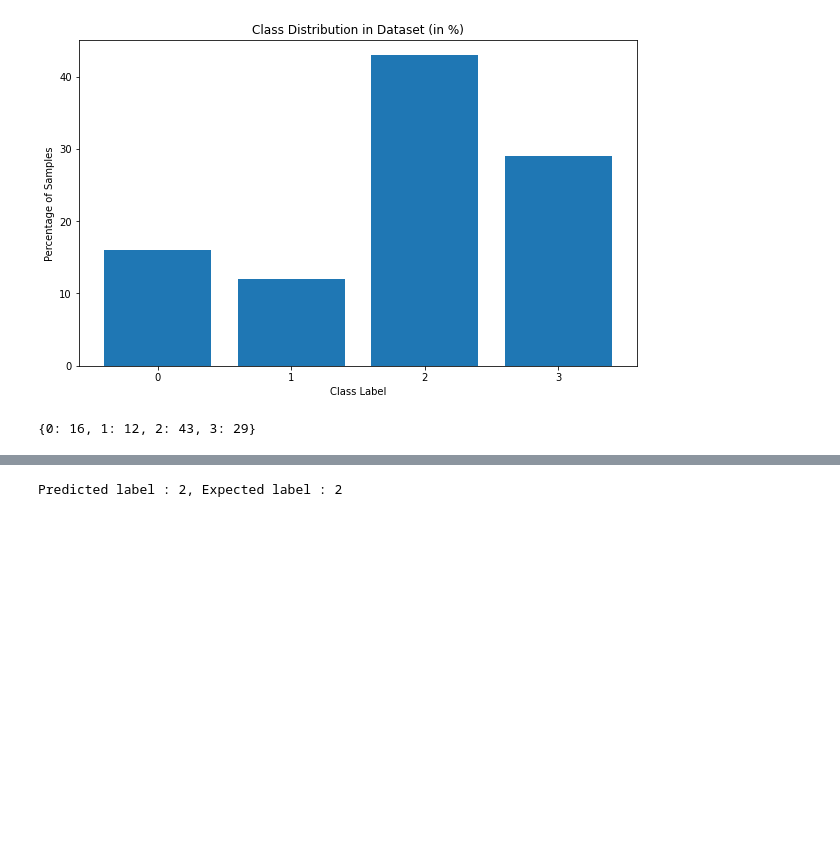
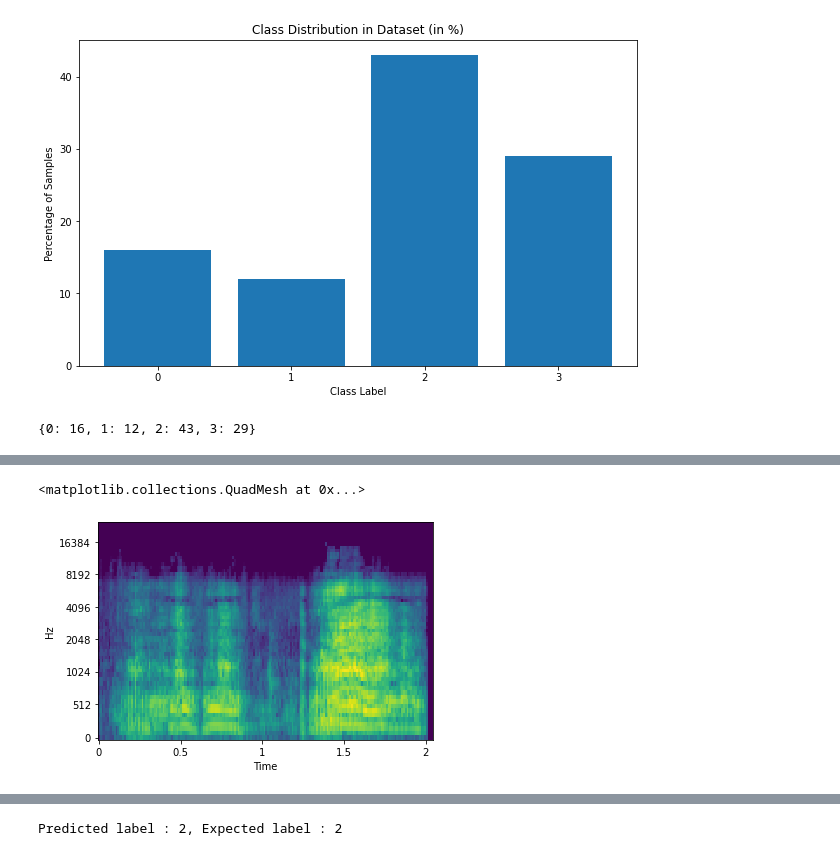
Before and after one commit to marie678/PigAudios, a Jupyter notebook: CNN_PigAudios_FinalVersion.ipynb, the cells around one changed output, grey strips where cells are left out. Saved outputs shown, nothing was run; the diff lists cells and outputs as text; code cells hidden in the pictures; blank space fills up the shorter version.

```diff
--- a/CNN_PigAudios_FinalVersion.ipynb
+++ b/CNN_PigAudios_FinalVersion.ipynb
@@ -352,0 +471,9 @@ IPython.display.Audio(waveform, rate=sample_rate)
+# %%
+# mel spectro with librosa
+melspec2 = librosa.feature.melspectrogram(y=waveform.numpy(), sr=48000, n_fft=1024, hop_length=512, n_mels=60)
+melspec2 = librosa.power_to_db(melspec2, ref=np.max)
+
+librosa.display.specshow(melspec2.squeeze(),sr=48000, y_axis='mel', x_axis='time', cmap='viridis')
+# %% [output]
+<matplotlib.collections.QuadMesh at 0x...>
+[figure, added]
```
Also changed, not shown: parts of 27 cells of this notebook, 3 other files.
